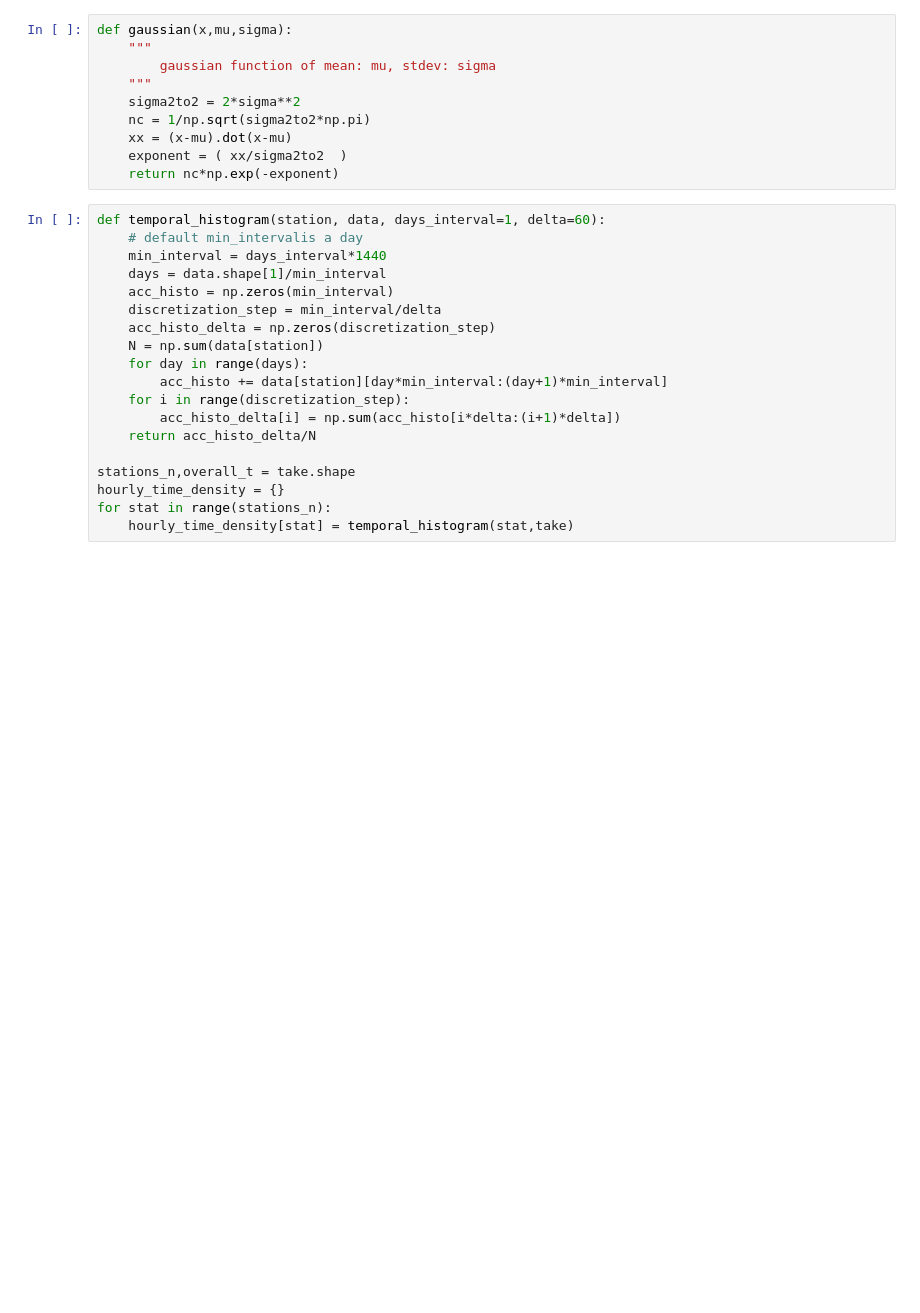
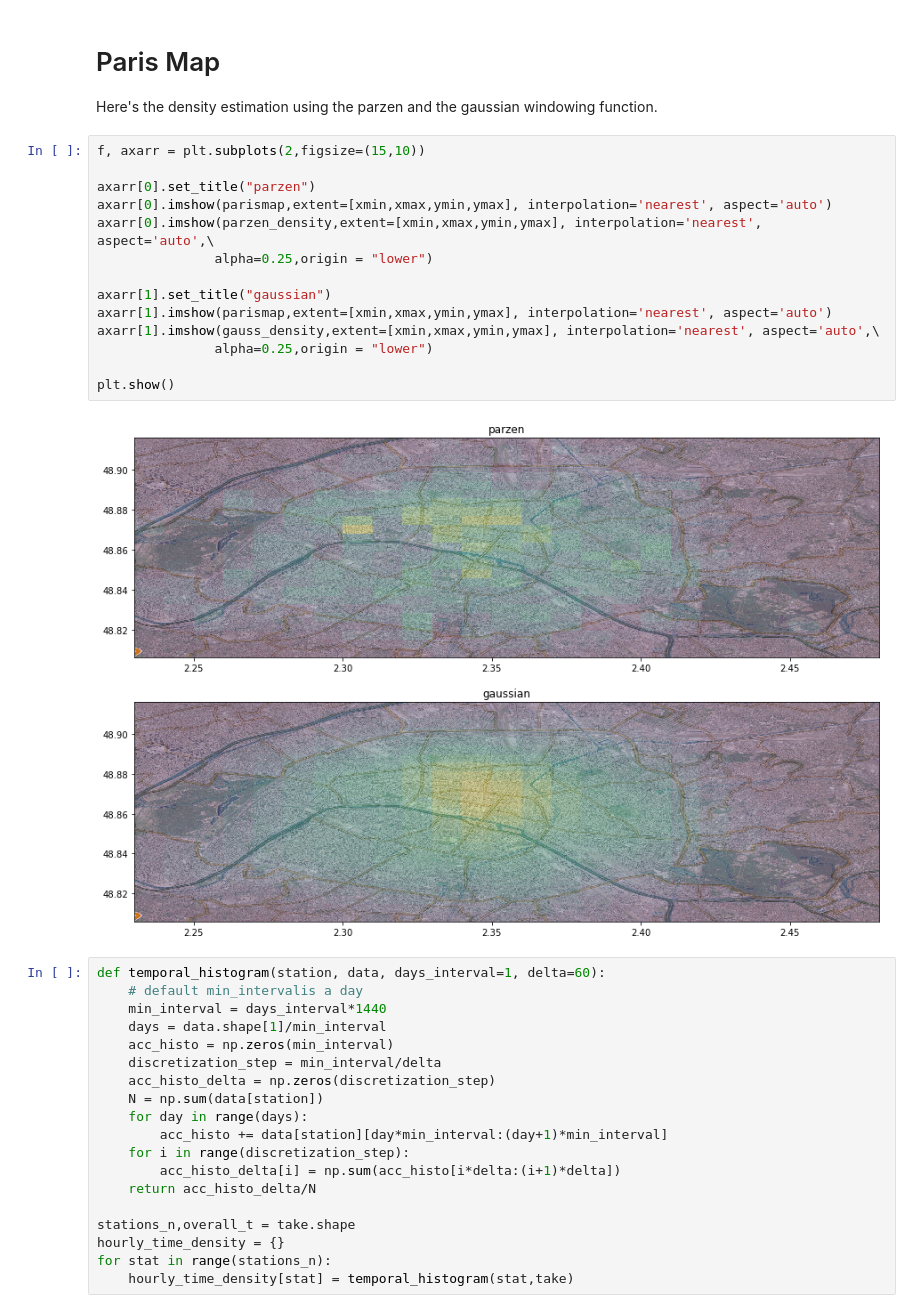
Before and after one commit to marioviti/ARF, a Jupyter notebook: density_estimation/ density estimation.ipynb, the cells around one changed output. Saved outputs shown, nothing was run; the diff lists cells and outputs as text; blank space fills up the shorter version.

Commit message:
finished density

```diff
--- a/density_estimation/ density estimation.ipynb
+++ b/density_estimation/ density estimation.ipynb
@@ -93,13 +113,23 @@ plt.show()
-# %%
-def gaussian(x,mu,sigma):
-    """
-        gaussian function of mean: mu, stdev: sigma
-    """
-    sigma2to2 = 2*sigma**2
-    nc = 1/np.sqrt(sigma2to2*np.pi)
-    xx = (x-mu).dot(x-mu)
-    exponent = ( xx/sigma2to2  )
-    return nc*np.exp(-exponent)
+# %% [markdown]
+# Paris Map
+
+Here's the density estimation using the parzen and the gaussian windowing function.
+# %%
+f, axarr = plt.subplots(2,figsize=(15,10))
+
+axarr[0].set_title("parzen")
+axarr[0].imshow(parismap,extent=[xmin,xmax,ymin,ymax], interpolation='nearest', aspect='auto')
+axarr[0].imshow(parzen_density,extent=[xmin,xmax,ymin,ymax], interpolation='nearest', aspect='auto',\
+               alpha=0.25,origin = "lower")
+
+axarr[1].set_title("gaussian")
+axarr[1].imshow(parismap,extent=[xmin,xmax,ymin,ymax], interpolation='nearest', aspect='auto')
+axarr[1].imshow(gauss_density,extent=[xmin,xmax,ymin,ymax], interpolation='nearest', aspect='auto',\
+               alpha=0.25,origin = "lower")
+
+plt.show()
+# %% [output]
+[figure, added]
 # %%
 def temporal_histogram(station, data, days_interval=1, delta=60):
     # default min_intervalis a day
```
Also changed, not shown: parts of 10 cells of this notebook, 15 other files.
